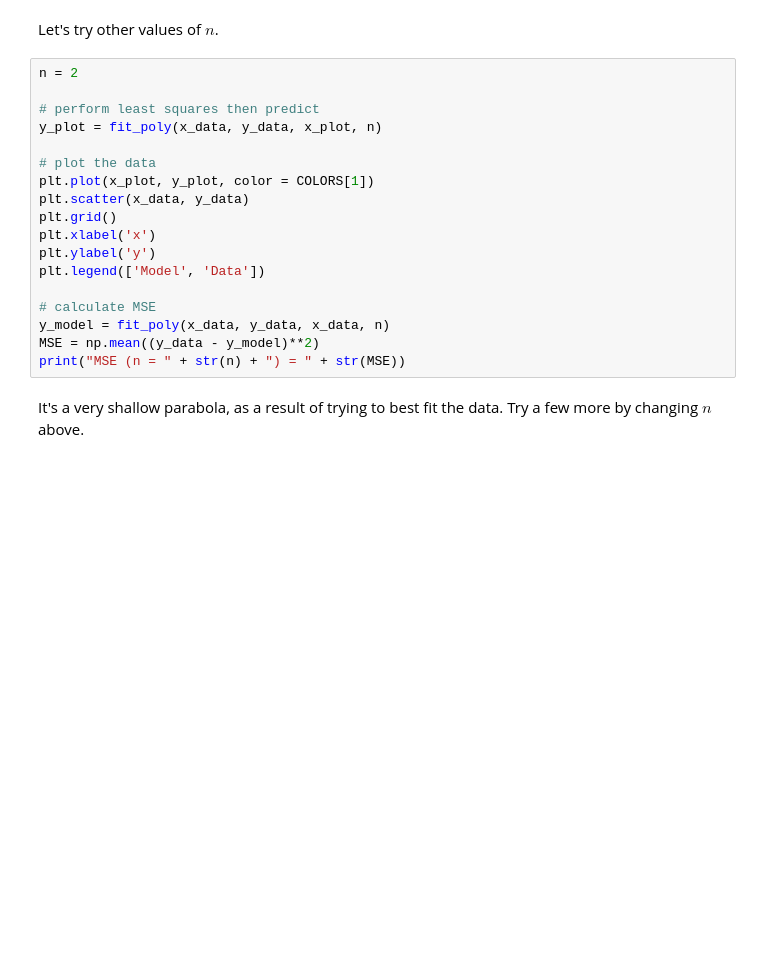
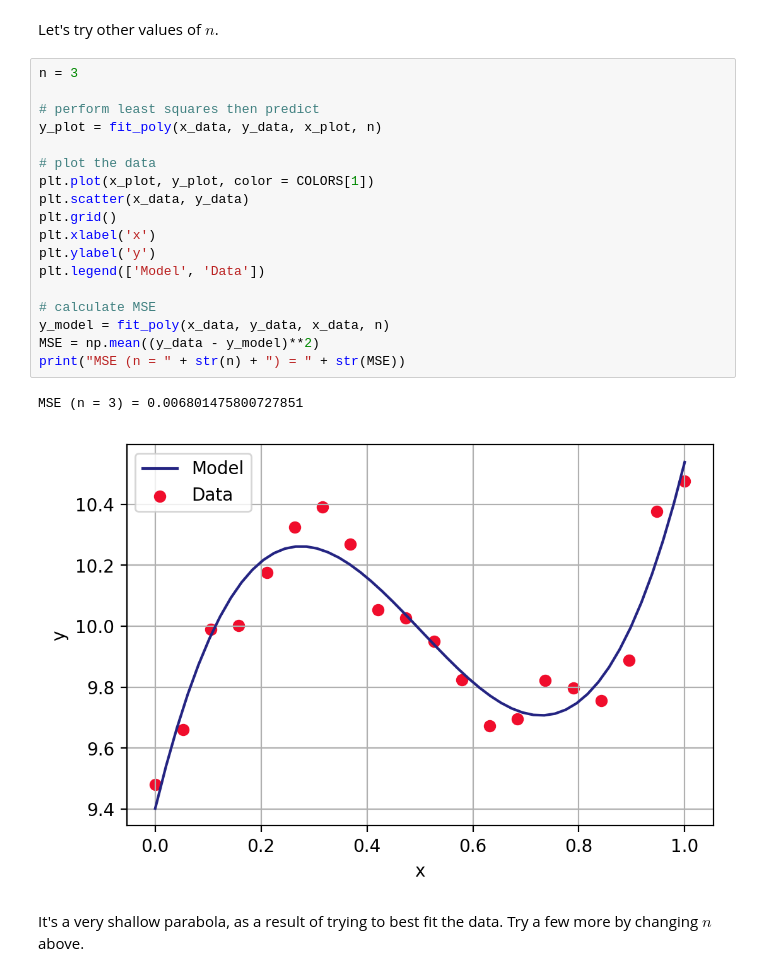
Before and after one commit to krisreyes/mdi504-F19-notebooks, a Jupyter notebook: Lecture 17 - Training, Validation and Testing Sets. Residual Analysis.ipynb, the cells around one changed output. Cells and saved outputs as stored; diff of their text form; blank space fills up the shorter version.

```diff
--- a/Lecture 17 - Training, Validation and Testing Sets. Residual Analysis.ipynb
+++ b/Lecture 17 - Training, Validation and Testing Sets. Residual Analysis.ipynb
@@ -95,23 +103,26 @@ print("MSE (n = " + str(n) + ") = " + str(MSE))
 # %% [markdown]
 Let's try other values of $n$.
 # %%
-n = 2
+n = 3
 
 # perform least squares then predict
 y_plot = fit_poly(x_data, y_data, x_plot, n)
 
 # plot the data
 plt.plot(x_plot, y_plot, color = COLORS[1])
 plt.scatter(x_data, y_data)
 plt.grid()
 plt.xlabel('x')
 plt.ylabel('y')
 plt.legend(['Model', 'Data'])
 
 # calculate MSE
 y_model = fit_poly(x_data, y_data, x_data, n)
 MSE = np.mean((y_data - y_model)**2)
 print("MSE (n = " + str(n) + ") = " + str(MSE))
+# %% [output]
+MSE (n = 3) = 0.006801475800727851
+[figure, added]
 # %% [markdown]
 It's a very shallow parabola, as a result of trying to best fit the data. Try a few more by changing $n$ above.
 # %% [markdown]
```
Also changed, not shown: parts of 12 cells of this notebook, 1 other file.
